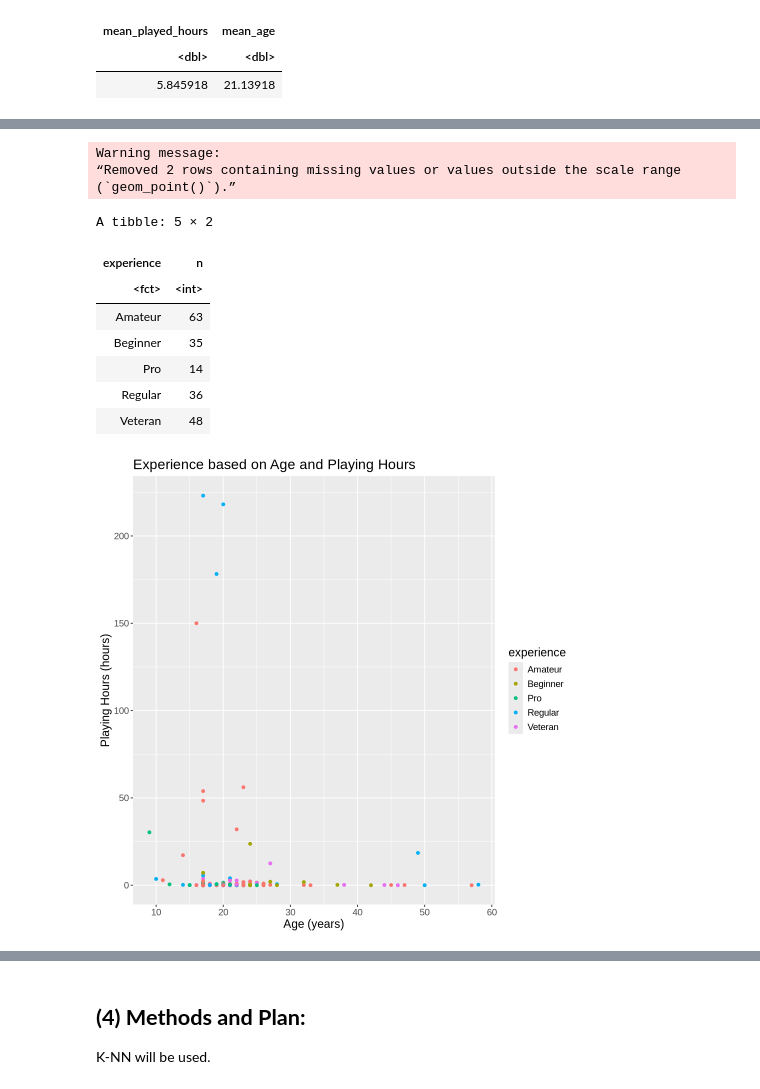
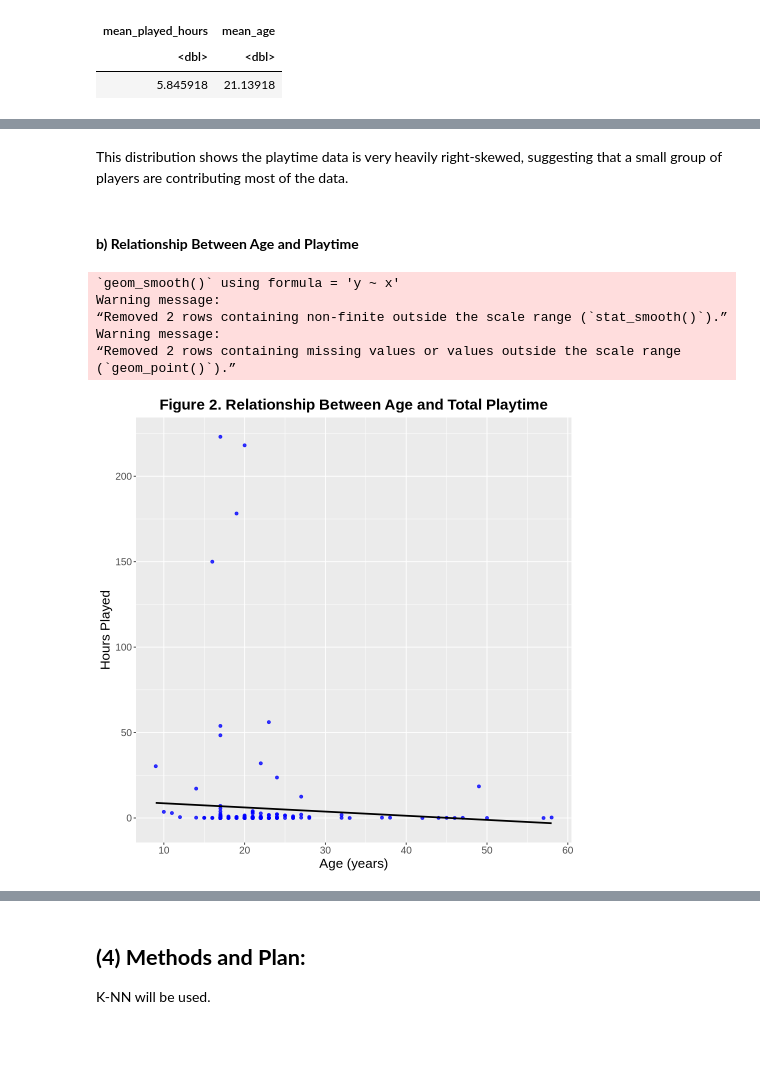
Before and after one commit to never-knowing/dsci100_project, a Jupyter notebook: DSCI100_Project_Notebook.ipynb, the cells around one changed output, grey strips where cells are left out. Saved outputs shown, nothing was run; the diff lists cells and outputs as text; code cells hidden in the pictures; blank space fills up the shorter version.

```diff
--- a/DSCI100_Project_Notebook.ipynb
+++ b/DSCI100_Project_Notebook.ipynb
@@ -215,21 +230,23 @@ A tibble: 7 × 2
-# %%
-ggplot(data = players, aes(x = Age, y = played_hours, color = experience)) +
-    geom_point() +
-    labs(title = "Experience based on Age and Playing Hours", x = "Age (years)", y = "Playing Hours (hours)") +
-    theme(text = element_text(size = 14))
-
-players |>
-    count(experience)
-# %% [output]
-Warning message:
-“Removed 2 rows containing missing values or values outside the scale range
-(`geom_point()`).”
-A tibble: 5 × 2
-| experience | n |
-| <fct> | <int> |
-| Amateur | 63 |
-| Beginner | 35 |
-| Pro | 14 |
-| Regular | 36 |
-| Veteran | 48 |
-[figure, removed]
+# %% [markdown]
+This distribution shows the playtime data is very heavily right-skewed, suggesting that a small group of players are contributing most of the data.
+# %% [markdown]
+#### **b) Relationship Between Age and Playtime**
+# %%
+options(repr.plot.height = 8, repr.plot.width = 8)
+fig_2 <- ggplot(players_wrangled_data, aes(x = Age, y = played_hours)) +
+    geom_point(alpha = 0.8, color = "blue") +
+    geom_smooth(method = "lm", se = FALSE, color = "black") +
+    labs(title = "Figure 2. Relationship Between Age and Total Playtime",
+        x = "Age (years)",
+        y = "Hours Played") +
+    theme(plot.title = element_text(size = 18, face="bold", hjust = 0.5), axis.title = element_text(size = 16), axis.text = element_text(size = 12))
+
+fig_2
+# %% [output]
+`geom_smooth()` using formula = 'y ~ x'
+Warning message:
+“Removed 2 rows containing non-finite outside the scale range (`stat_smooth()`).”
+Warning message:
+“Removed 2 rows containing missing values or values outside the scale range
+(`geom_point()`).”
+[figure, added]
```
Also changed, not shown: parts of 26 cells of this notebook.
